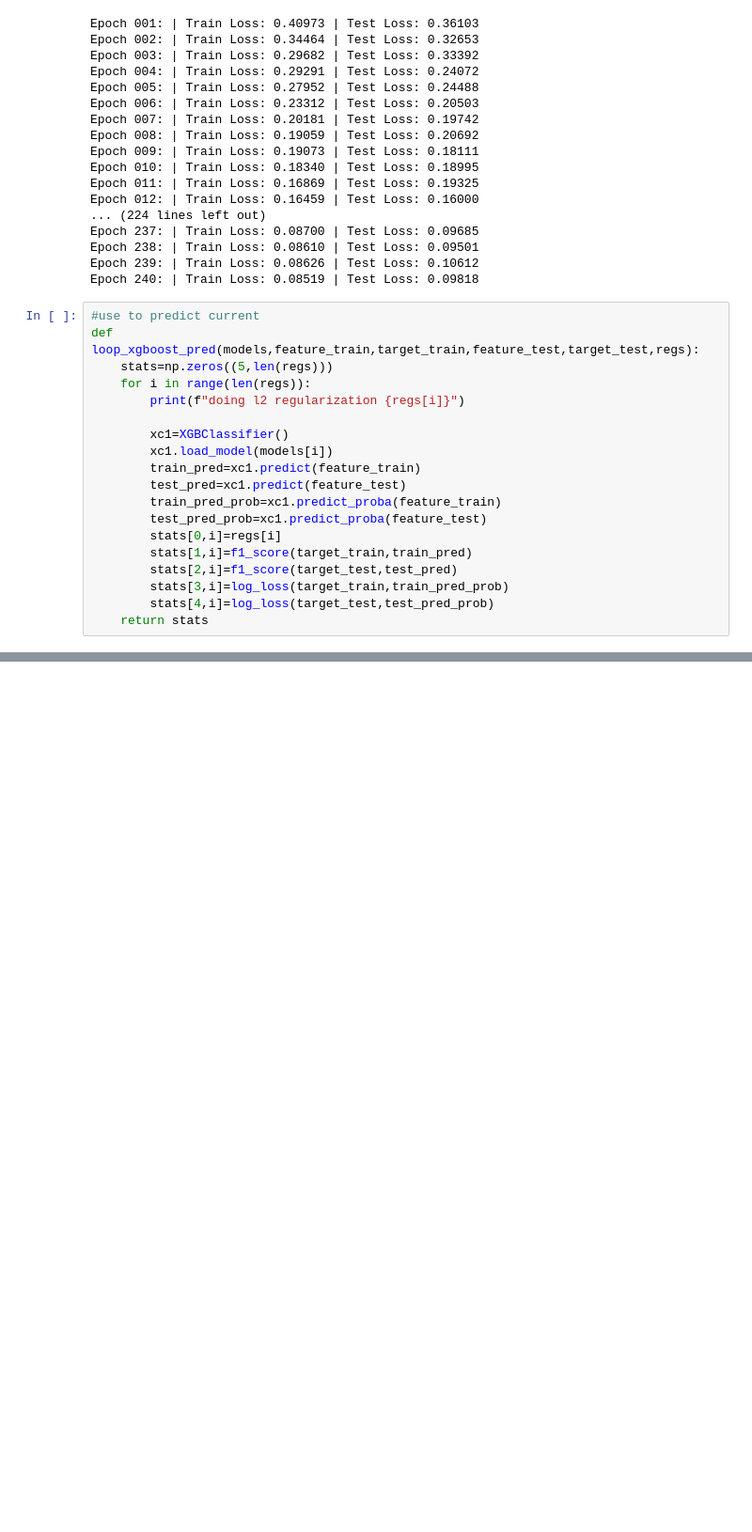
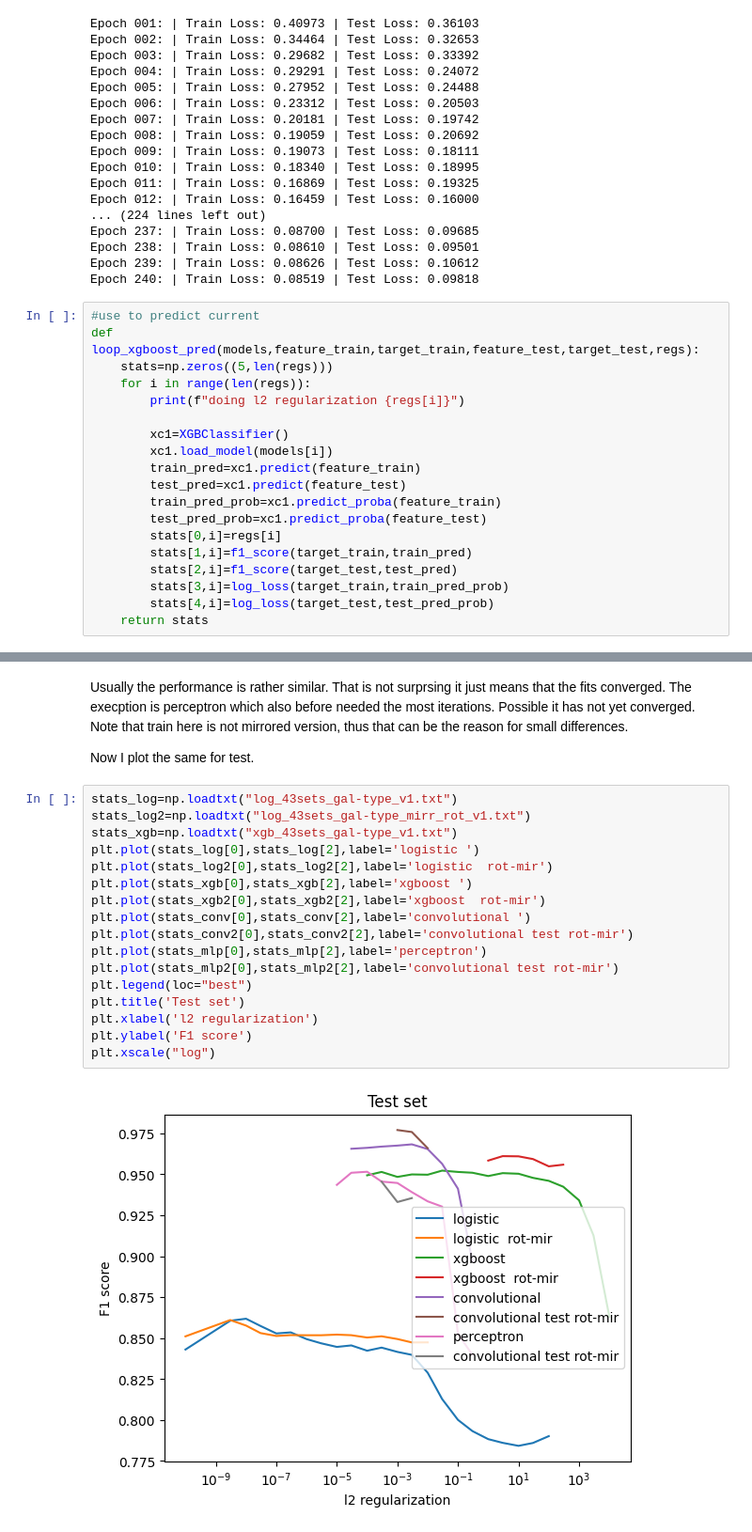
Before and after one commit to tkfritz/astro_images, a Jupyter notebook: galaxy_type_fit2.ipynb, the cells around one changed output, grey strips where cells are left out. Shown at 94% size. Cells and saved outputs as stored; diff of their text form; blank space fills up the shorter version.

```diff
--- a/galaxy_type_fit2.ipynb
+++ b/galaxy_type_fit2.ipynb
@@ -2368,0 +2381,24 @@ The fact that logistic does not improve likely means that the feature distingusi
+# %% [markdown]
+Usually the performance is rather similar. That is not surprsing it just means that the fits converged. The execption is perceptron which also before needed the most iterations. Possible it has not yet converged.
+Note that train here is not mirrored version, thus that can be the reason for small differences.
+
+Now I plot the same for test.
+# %%
+stats_log=np.loadtxt("log_43sets_gal-type_v1.txt")
+stats_log2=np.loadtxt("log_43sets_gal-type_mirr_rot_v1.txt")
+stats_xgb=np.loadtxt("xgb_43sets_gal-type_v1.txt")
+plt.plot(stats_log[0],stats_log[2],label='logistic ')
+plt.plot(stats_log2[0],stats_log2[2],label='logistic  rot-mir')
+plt.plot(stats_xgb[0],stats_xgb[2],label='xgboost ')
+plt.plot(stats_xgb2[0],stats_xgb2[2],label='xgboost  rot-mir')
+plt.plot(stats_conv[0],stats_conv[2],label='convolutional ')
+plt.plot(stats_conv2[0],stats_conv2[2],label='convolutional test rot-mir')
+plt.plot(stats_mlp[0],stats_mlp[2],label='perceptron')
+plt.plot(stats_mlp2[0],stats_mlp2[2],label='convolutional test rot-mir')
+plt.legend(loc="best")
+plt.title('Test set')
+plt.xlabel('l2 regularization')
+plt.ylabel('F1 score')
+plt.xscale("log")
+# %% [output]
+[figure, added]
```
Also changed, not shown: parts of 24 cells of this notebook.
